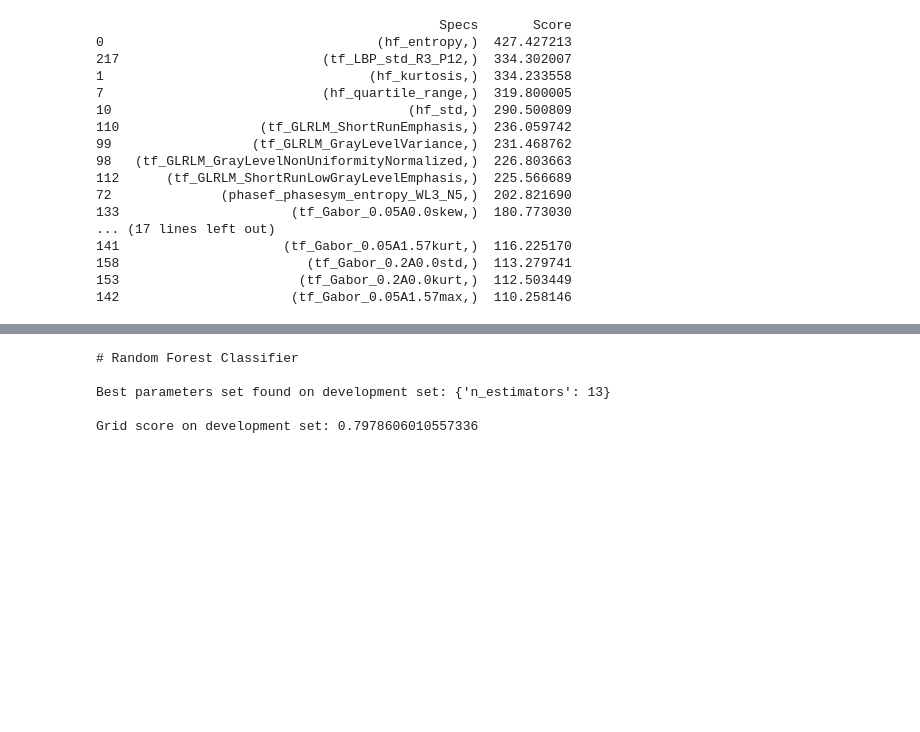
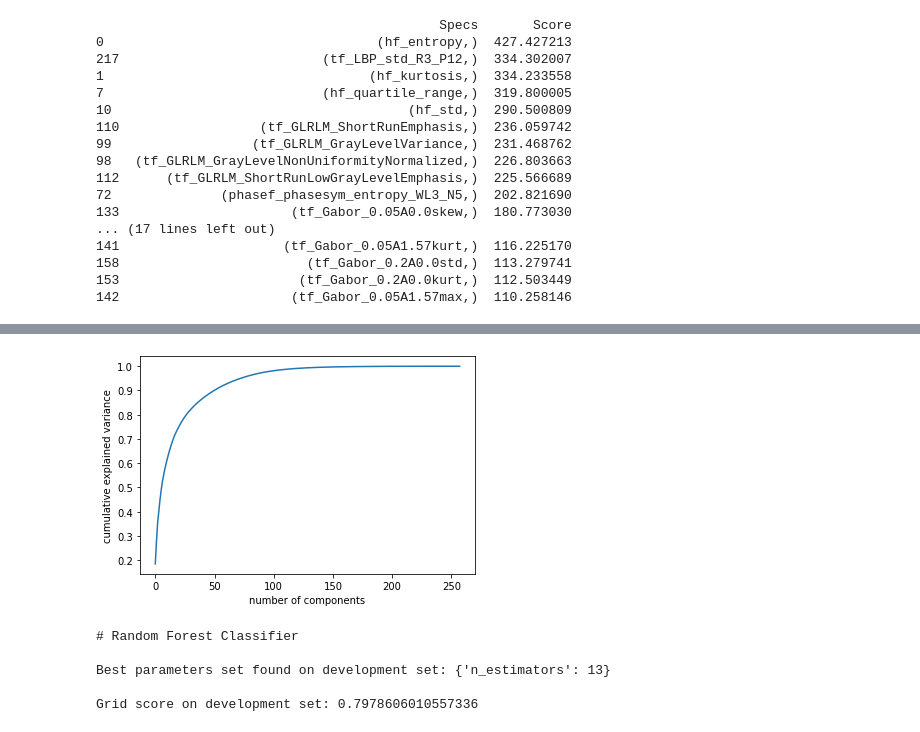
Before and after one commit to LauraSchellekens/TM10007_-private_-group, a Jupyter notebook: assignment.ipynb, the cells around one changed output, grey strips where cells are left out. Saved outputs shown, nothing was run; the diff lists cells and outputs as text; code cells hidden in the pictures; blank space fills up the shorter version.

```diff
--- a/assignment.ipynb
+++ b/assignment.ipynb
@@ -224,3 +252,10 @@ seaborn.scatterplot(x=x1, y=x2, hue=y)
+# %%
+#plot for explained variance ratio (choose right number of components)
+plt.plot(np.cumsum(pca.explained_variance_ratio_))
+plt.xlabel('number of components')
+plt.ylabel('cumulative explained variance');
+# %% [output]
+[figure, added]
 # %%
 # Random Forest Classifier
 
```
Also changed, not shown: parts of 5 cells of this notebook.
